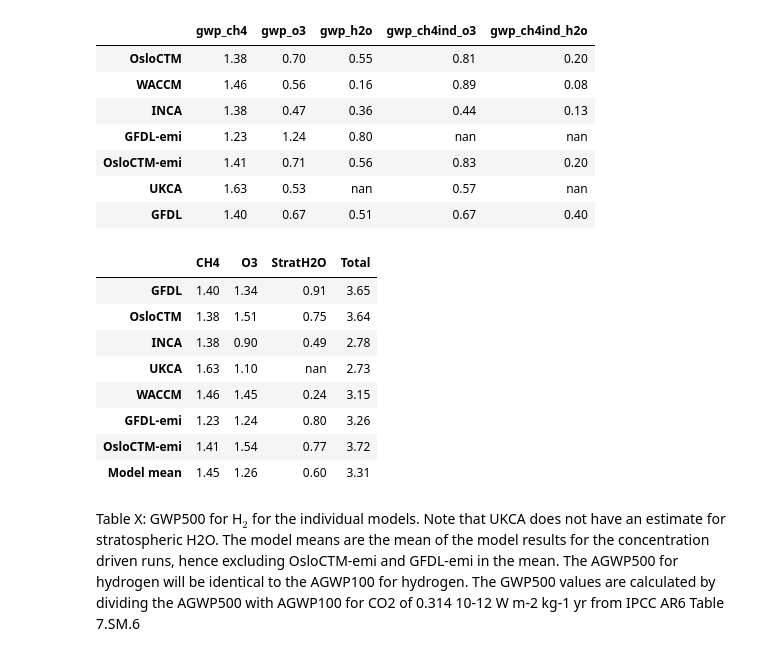
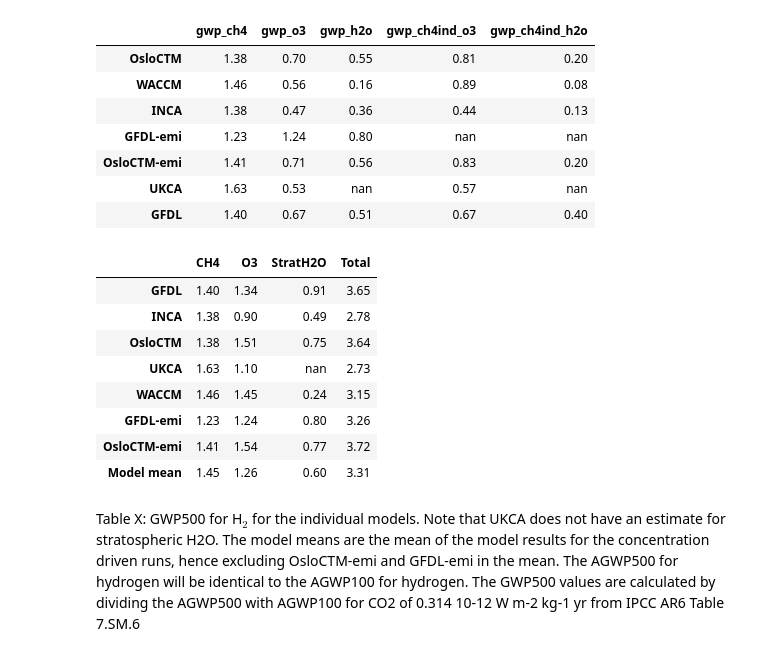
Before and after one commit to ciceroOslo/Hydrogen_GWP, a Jupyter notebook: GWP_different_time_horizons.ipynb, the cells around one changed output. Drawn from its saved outputs; the diff is of its cells as text; code cells hidden in the pictures.

```diff
--- a/GWP_different_time_horizons.ipynb
+++ b/GWP_different_time_horizons.ipynb
@@ -71,3 +63,8 @@ df_table_gwp_100
 | OsloCTM-emi | 4.96 | 2.49 | 1.97 | 2.91 | 0.72 |
 | UKCA | 5.73 | 1.85 | nan | 2.00 | nan |
 | GFDL | 4.92 | 2.34 | 1.80 | 2.35 | 1.41 |
+# %%
+sorted_models = df_table_gwp_100.drop(['GFDL-emi', 'OsloCTM-emi']).index.sort_values().tolist()
+sorted_models.append('GFDL-emi')
+sorted_models.append('OsloCTM-emi')
+print(sorted_models)
@@ -115,23 +115,25 @@ df_table_gwp_500
 # %%
 df_table_gwp_500 = df_table_gwp_500.fillna(0.0)
 df_table_gwp_500_out = pd.DataFrame(columns=['CH4','O3','StratH2O'],index=df_table_gwp_500.index)
 
 df_table_gwp_500_out['O3'] = df_table_gwp_500['gwp_o3']+df_table_gwp_500['gwp_ch4ind_o3']
 df_table_gwp_500_out['CH4']=df_table_gwp_500['gwp_ch4']
 df_table_gwp_500_out['StratH2O'] = df_table_gwp_500['gwp_h2o']+df_table_gwp_500['gwp_ch4ind_h2o']
-df_table_gwp_500_out=df_table_gwp_500_out.reindex(sorted_array)
+df_table_gwp_500_out=df_table_gwp_500_out.reindex(sorted_models)
 df_table_gwp_500_out.replace(0,np.nan,inplace=True)
 
 df_table_gwp_500_out.loc['Model mean'] = df_table_gwp_500_out.drop(['GFDL-emi','OsloCTM-emi']).mean()
 
 #df_table_gwp_500_out['Total'] = df_table_gwp_500_out['O3'] + df_table_gwp_500_out['CH4'] + df_table_gwp_500_out['StratH2O']
 df_table_gwp_500_out['Total'] =  df_table_gwp_500_out[['O3','CH4','StratH2O']].sum(axis=1)
+df_table_gwp_500_out.to_csv(filepath + 'table_to_manuscript_h2_gwp500.csv')
+
 df_table_gwp_500_out
 # %% [output]
 |  | CH4 | O3 | StratH2O | Total |
 | GFDL | 1.40 | 1.34 | 0.91 | 3.65 |
+| INCA | 1.38 | 0.90 | 0.49 | 2.78 |
 | OsloCTM | 1.38 | 1.51 | 0.75 | 3.64 |
-| INCA | 1.38 | 0.90 | 0.49 | 2.78 |
 | UKCA | 1.63 | 1.10 | nan | 2.73 |
 | WACCM | 1.46 | 1.45 | 0.24 | 3.15 |
 | GFDL-emi | 1.23 | 1.24 | 0.80 | 3.26 |
```
Also changed, not shown: parts of 10 cells of this notebook, 7 other files.
